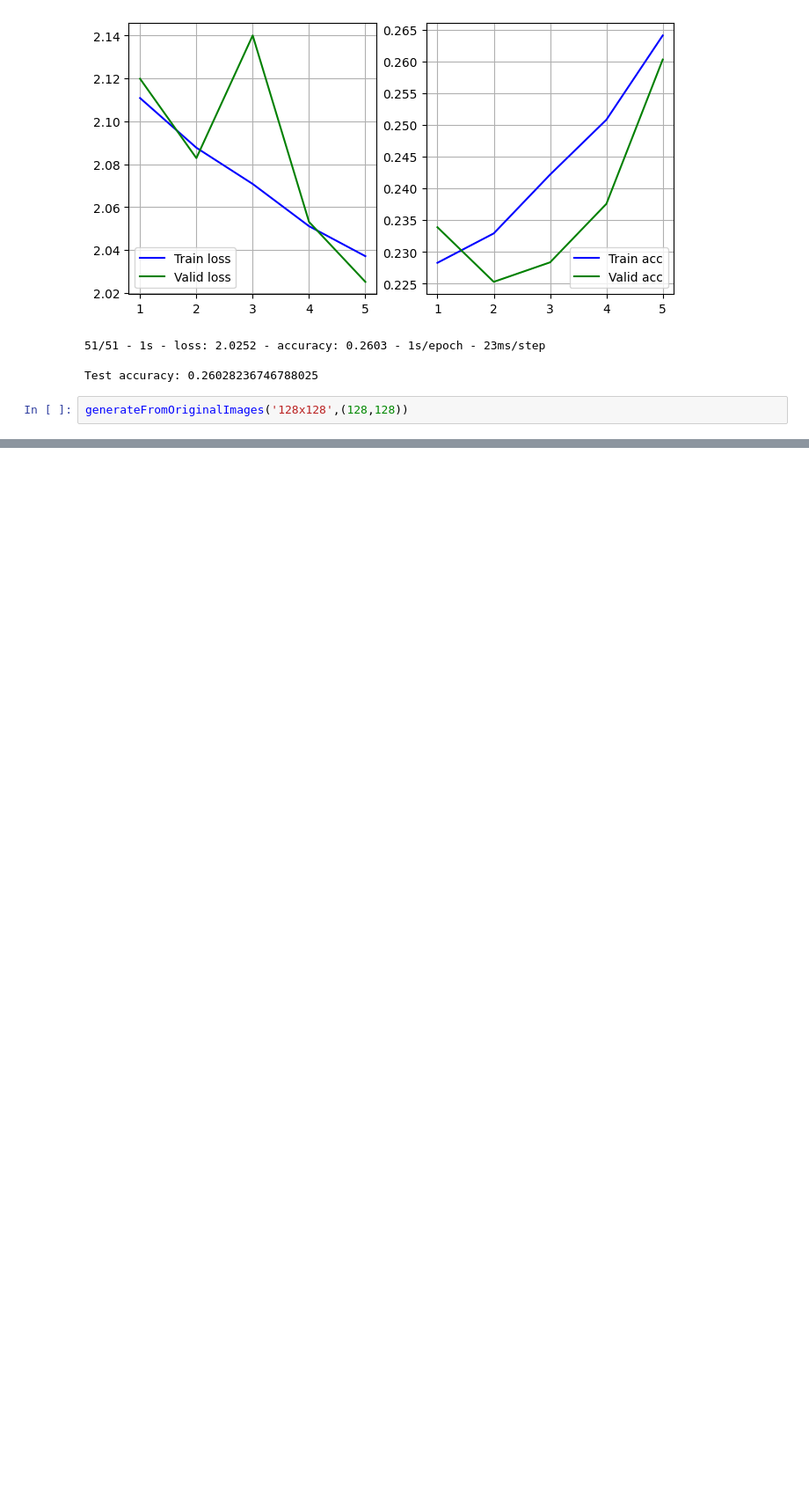
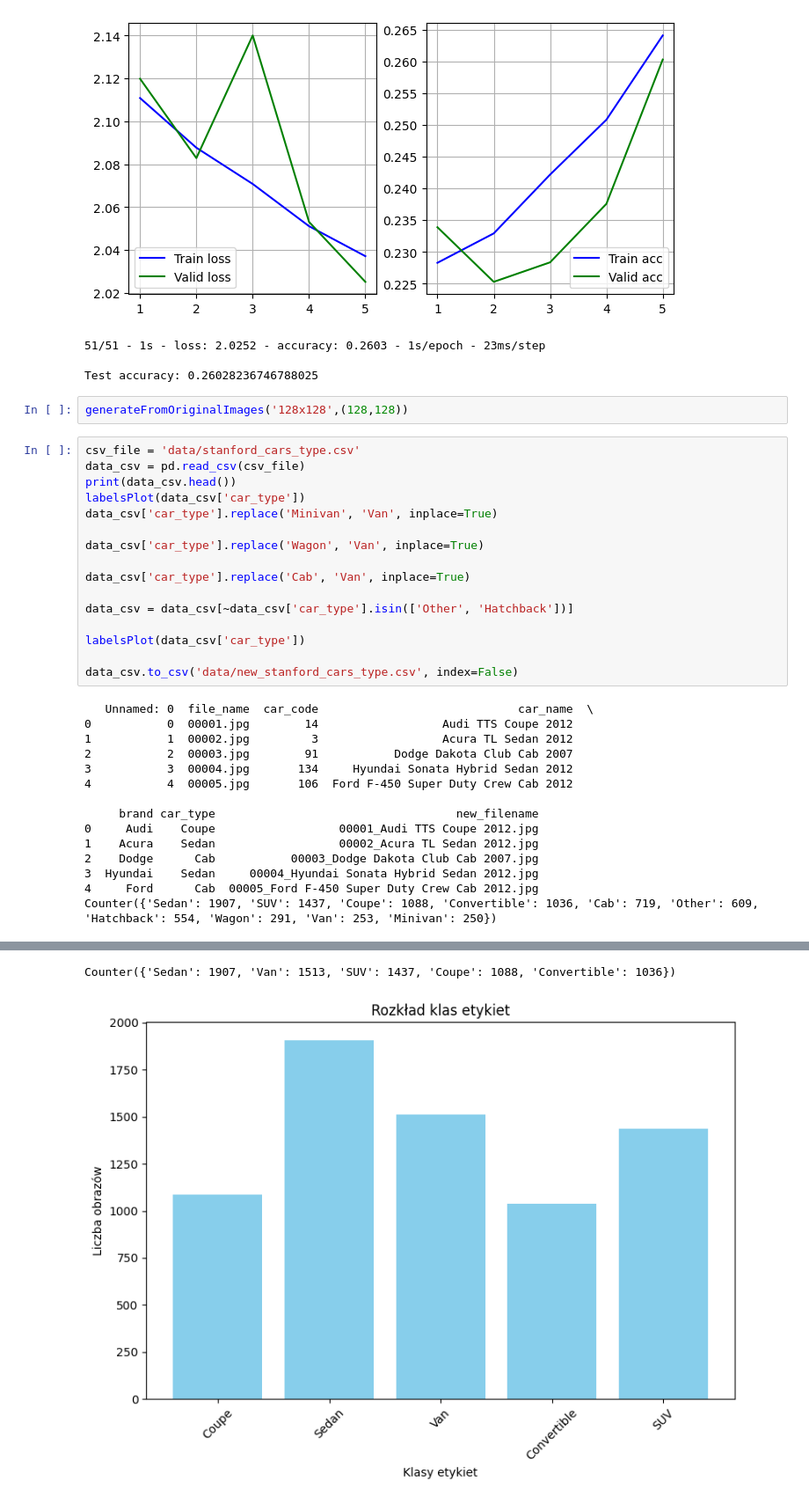
Before and after one commit to Czarkowski/ITML_Project, a Jupyter notebook: main.ipynb, the cells around one changed output, grey strips where cells are left out. Shown at 88% size. Saved outputs shown, nothing was run; the diff lists cells and outputs as text; blank space fills up the shorter version.

```diff
--- a/main.ipynb
+++ b/main.ipynb
@@ -564,3 +609,34 @@ Epoch 5/5
 Test accuracy: 0.26028236746788025
 # %%
 generateFromOriginalImages('128x128',(128,128))
+# %%
+csv_file = 'data/stanford_cars_type.csv'
+data_csv = pd.read_csv(csv_file)
+print(data_csv.head())
+labelsPlot(data_csv['car_type'])
+data_csv['car_type'].replace('Minivan', 'Van', inplace=True)
+
+data_csv['car_type'].replace('Wagon', 'Van', inplace=True)
+
+data_csv['car_type'].replace('Cab', 'Van', inplace=True)
+
+data_csv = data_csv[~data_csv['car_type'].isin(['Other', 'Hatchback'])]
+
+labelsPlot(data_csv['car_type'])
+
+data_csv.to_csv('data/new_stanford_cars_type.csv', index=False)
+# %% [output]
+   Unnamed: 0  file_name  car_code                             car_name  \
+0           0  00001.jpg        14                  Audi TTS Coupe 2012
+1           1  00002.jpg         3                  Acura TL Sedan 2012
+2           2  00003.jpg        91           Dodge Dakota Club Cab 2007
+3           3  00004.jpg       134     Hyundai Sonata Hybrid Sedan 2012
+4           4  00005.jpg       106  Ford F-450 Super Duty Crew Cab 2012
+
+     brand car_type                                   new_filename
+0     Audi    Coupe                  00001_Audi TTS Coupe 2012.jpg
+1    Acura    Sedan                  00002_Acura TL Sedan 2012.jpg
+2    Dodge      Cab           00003_Dodge Dakota Club Cab 2007.jpg
+3  Hyundai    Sedan     00004_Hyundai Sonata Hybrid Sedan 2012.jpg
+4     Ford      Cab  00005_Ford F-450 Super Duty Crew Cab 2012.jpg
+Counter({'Sedan': 1907, 'SUV': 1437, 'Coupe': 1088, 'Convertible': 1036, 'Cab': 719, 'Other': 609, 'Hatchback': 554, 'Wagon': 291, 'Van': 253, 'Minivan': 250})
@@ -566,0 +644,2 @@ generateFromOriginalImages('128x128',(128,128))
+Counter({'Sedan': 1907, 'Van': 1513, 'SUV': 1437, 'Coupe': 1088, 'Convertible': 1036})
+[figure, added]
```
Also changed, not shown: parts of 5 cells of this notebook.
